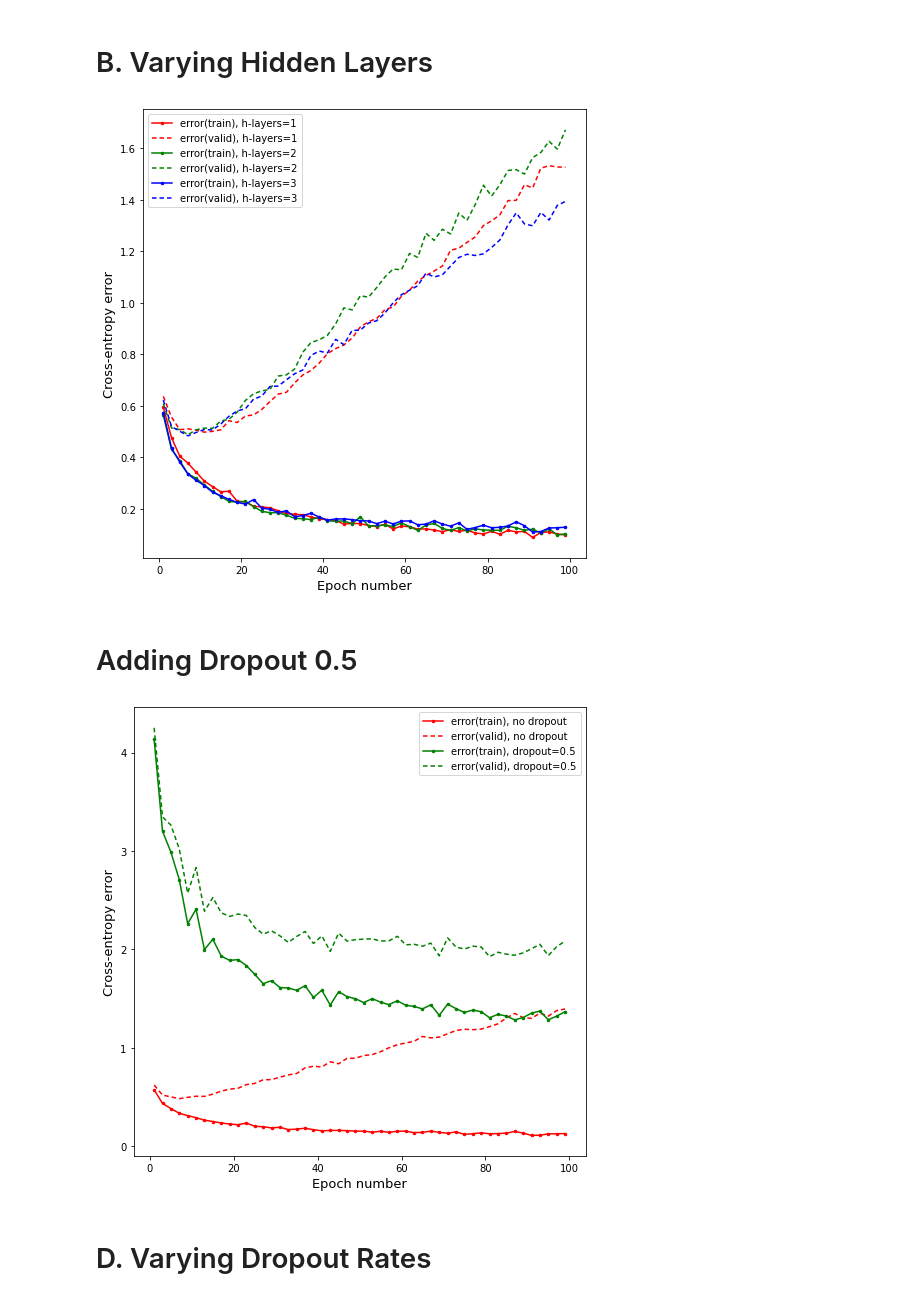
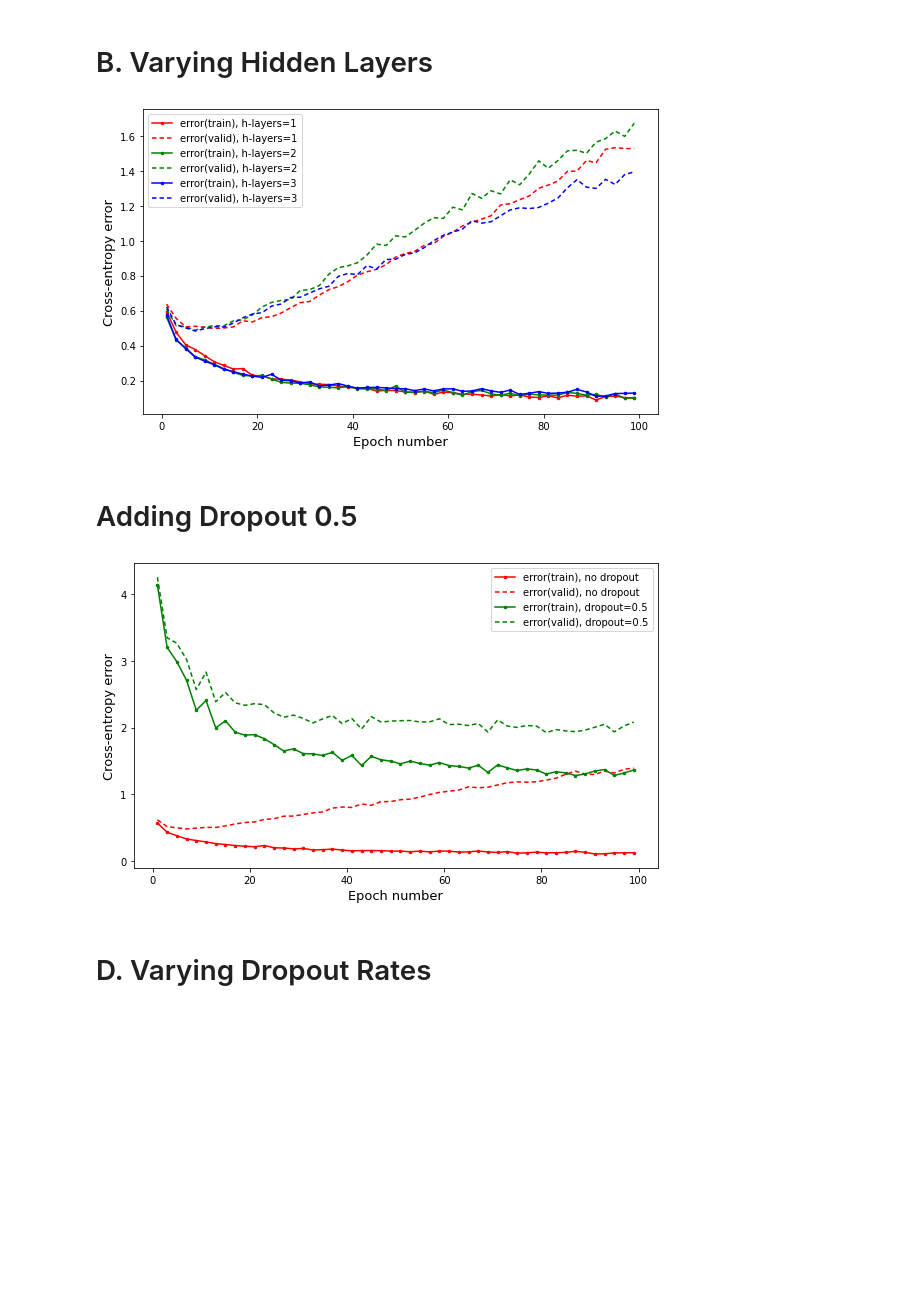
Before and after one commit to falloncandra/mlpractical, a Jupyter notebook: notebooks/Plot Generator.ipynb, the cells around one changed output. Cells and saved outputs as stored; diff of their text form; code cells hidden in the pictures; blank space fills up the shorter version.

Commit message:
change image size to (8,5)

```diff
--- a/notebooks/Plot Generator.ipynb
+++ b/notebooks/Plot Generator.ipynb
@@ -10,10 +10,10 @@ import numpy as np
 import matplotlib as mpl
 import matplotlib.pyplot as plt
 
-def plot_combined(eval_list, interval):
+def plot_combined(eval_list, interval, file_name):
     colors = ['r', 'g', 'b', 'm']
     mark_size = 5
-    fig, ax = plt.subplots(nrows=1, ncols=1, sharex=True,figsize=(7, 7))
+    fig, ax = plt.subplots(nrows=1, ncols=1, sharex=True,figsize=(8, 5))
 
     for c_idx, (info, (stats, keys, run_time)) in enumerate(eval_list):
         picked_idx = np.arange(1, stats.shape[0]) % interval == 0
@@ -46,7 +46,7 @@ def plot_combined(eval_list, interval):
     plt.ylabel('Cross-entropy error', {'fontsize': 13, 'fontweight': 500})
     plt.xlabel('Epoch number', {'fontsize': 13, 'fontweight': 500})
     plt.tight_layout()
-
+    plt.savefig(file_name)
     plt.show()
 # %% [markdown]
 # Task 1
@@ -80,10 +80,10 @@ eval_list = []
 for info, eval_path in inputs:
     with open(os.path.join(EVAL_DIR, eval_path), 'rb') as f:
         eval_list.append((info, pickle.load(f)))
-# %%
-plot_combined(eval_list, interval=2)
-# %% [output]
-[figure, removed]
+# %%
+plot_combined(eval_list, interval=2, file_name='../images/T1-varying-hidden-layers-1-2-3.pdf')
+# %% [output]
+[figure, added]
 # %% [markdown]
 # Adding Dropout 0.5
 # %%
@@ -97,9 +97,9 @@ for info, eval_path in inputs:
     with open(os.path.join(EVAL_DIR, eval_path), 'rb') as f:
         eval_list.append((info, pickle.load(f)))
 # %%
-plot_combined(eval_list, interval=2)
+plot_combined(eval_list, interval=2, file_name='../images/T2.Adding-Dropout-0.5.pdf')
 # %% [output]
-[figure, old version]
+[figure, new version]
 # %% [markdown]
 # D. Varying Dropout Rates
 # %%
```
Also changed, not shown: parts of 9 cells of this notebook.
